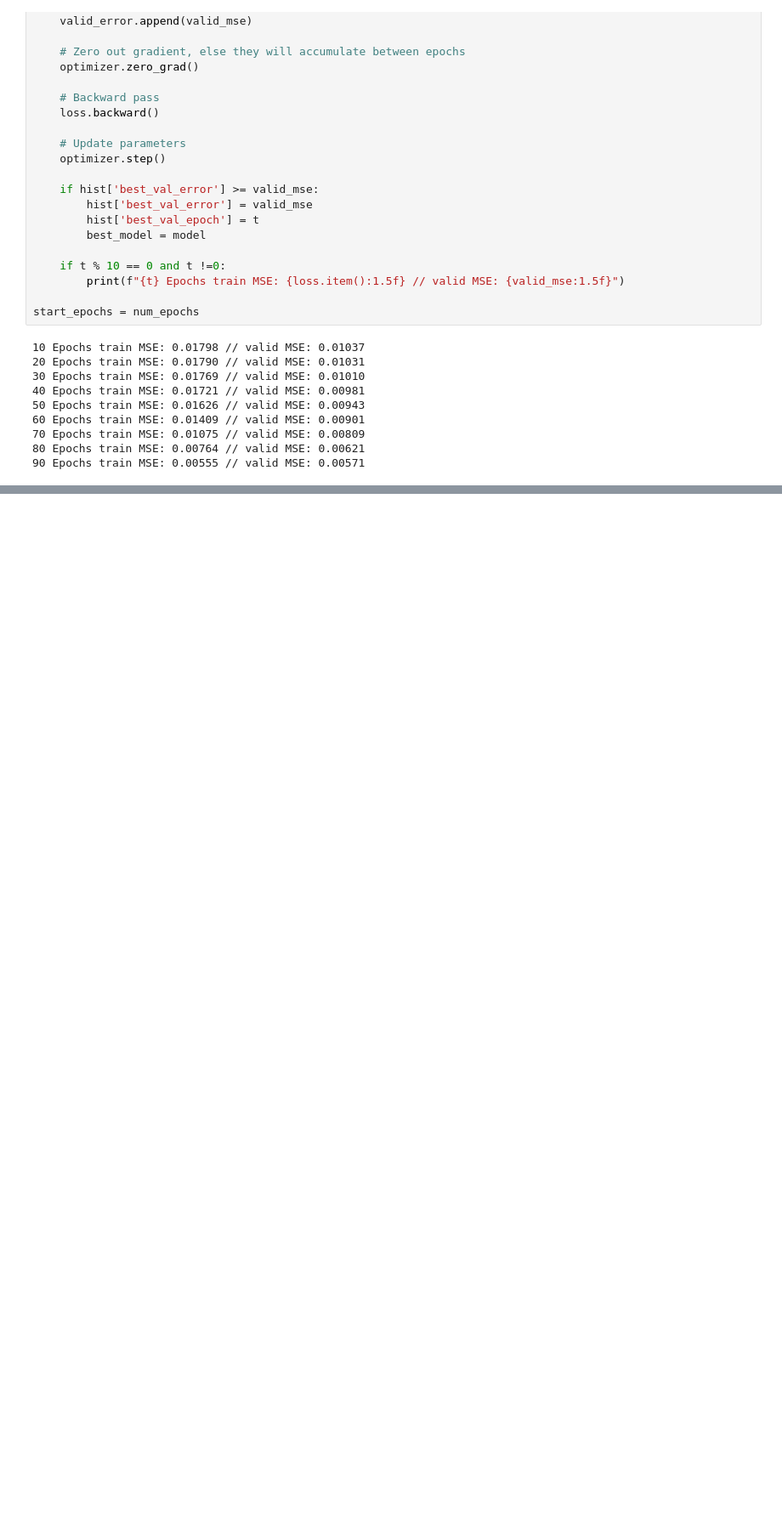
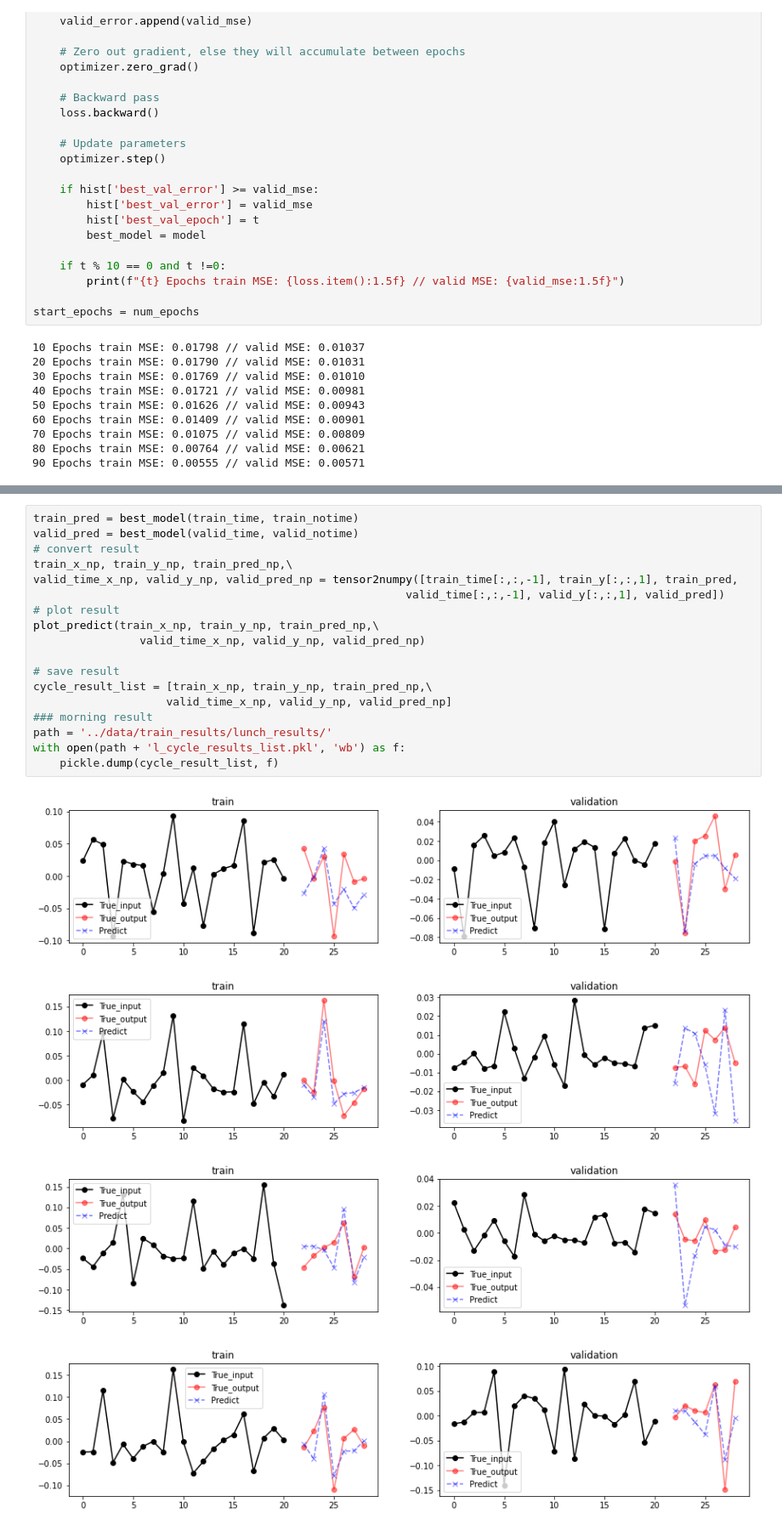
Before and after one commit to deagwon97/fp-ts, a Jupyter notebook: train_lunch/train_cycle.ipynb, the cells around one changed output, grey strips where cells are left out. Shown at 85% size. Saved outputs shown, nothing was run; the diff lists cells and outputs as text; blank space fills up the shorter version.

```diff
--- a/train_lunch/train_cycle.ipynb
+++ b/train_lunch/train_cycle.ipynb
@@ -112,0 +128,23 @@ start_epochs = num_epochs
+# %%
+train_pred = best_model(train_time, train_notime)
+valid_pred = best_model(valid_time, valid_notime)
+# convert result
+train_x_np, train_y_np, train_pred_np,\
+valid_time_x_np, valid_y_np, valid_pred_np = tensor2numpy([train_time[:,:,-1], train_y[:,:,1], train_pred,
+                                                        valid_time[:,:,-1], valid_y[:,:,1], valid_pred])
+# plot result
+plot_predict(train_x_np, train_y_np, train_pred_np,\
+                valid_time_x_np, valid_y_np, valid_pred_np)
+
+# save result
+cycle_result_list = [train_x_np, train_y_np, train_pred_np,\
+                    valid_time_x_np, valid_y_np, valid_pred_np]
+### morning result
+path = '../data/train_results/lunch_results/'
+with open(path + 'l_cycle_results_list.pkl', 'wb') as f:
+    pickle.dump(cycle_result_list, f)
+# %% [output]
+[figure, added]
+[figure, added]
+[figure, added]
+[figure, added]
```
Also changed, not shown: parts of 2 cells of this notebook, 6 other files.
